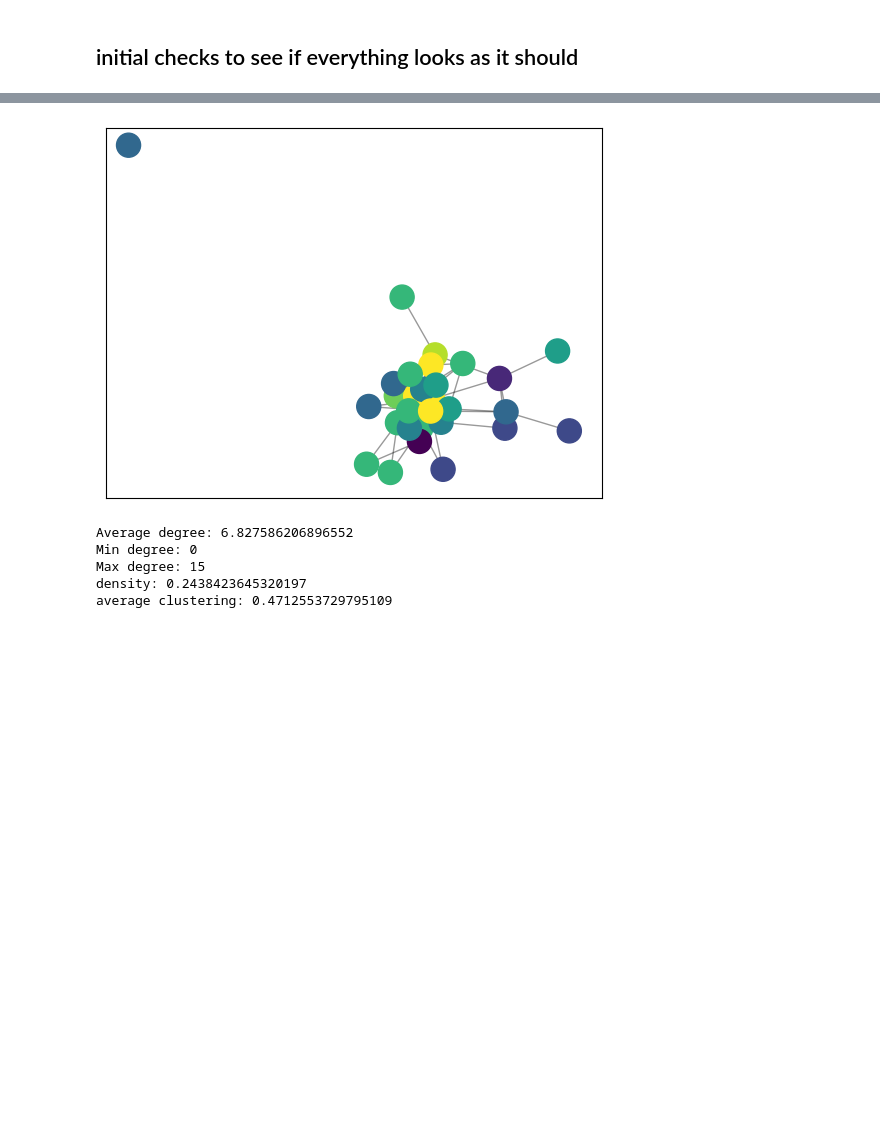
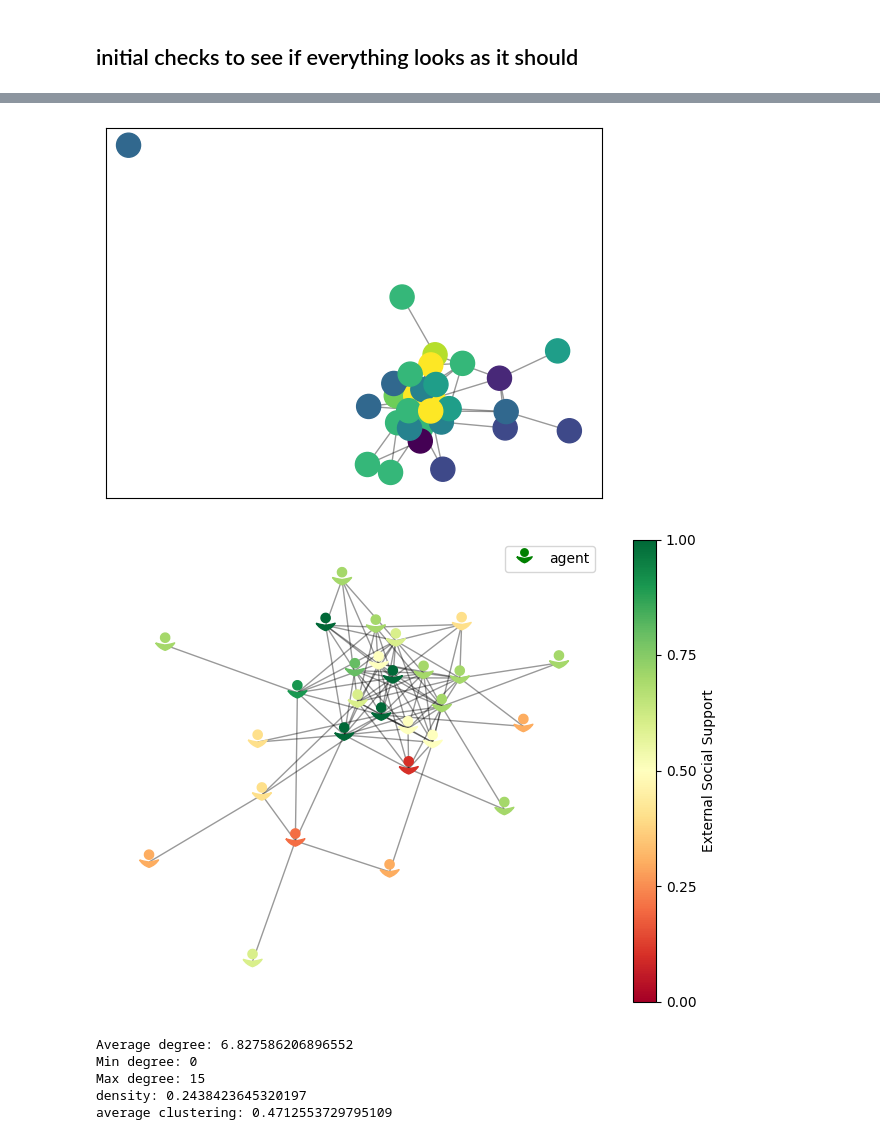
Before and after one commit to timo-damm/resilience_ABM, a Jupyter notebook: repression_ABM.ipynb, the cells around one changed output, grey strips where cells are left out. Drawn from its saved outputs; the diff is of its cells as text; code cells hidden in the pictures; blank space fills up the shorter version.

Commit message:
new social support update

```diff
--- a/repression_ABM.ipynb
+++ b/repression_ABM.ipynb
@@ -40,5 +41,91 @@ nodes = nx.draw_networkx_nodes(
 )
 
 nx.draw_networkx_edges(G, pos, alpha=0.4)
-# social support average and distribution
+
+# different
+from matplotlib.path import Path
+import numpy as np
+
+def person_marker():
+    # Circle-like head + rounded shoulders
+    theta = np.linspace(0, 2 * np.pi, 20)
+    head = np.column_stack([
+        0.0 + 0.22 * np.cos(theta),
+        0.35 + 0.22 * np.sin(theta)
+    ])
+
+    shoulders = np.array([
+        (-0.45, 0.10),
+        (-0.30, -0.15),
+        (0.00, -0.25),
+        (0.30, -0.15),
+        (0.45, 0.10),
+        (0.30, 0.05),
+        (0.00, 0.00),
+        (-0.30, 0.05),
+        (-0.45, 0.10),
+    ])
+
+    verts = np.vstack([head, shoulders])
+    codes = (
+        [Path.MOVETO] +
+        [Path.LINETO] * (len(head) - 1) +
+        [Path.MOVETO] +
+        [Path.CURVE3] * (len(shoulders) - 1)
+    )
+
+    return Path(verts, codes)
+
+norm = mcolors.Normalize(vmin=0.0, vmax=1.0)
+
+H = G.copy()
+H.remove_nodes_from(list(nx.isolates(H)))
+
+pos = nx.spring_layout(H, seed=42)
+
+norm = mcolors.Normalize(vmin=0.0, vmax=1.0)
+cmap = plt.cm.RdYlGn
+
+fig, ax = plt.subplots(figsize=(8, 6))
+
+# draw edges
+nx.draw_networkx_edges(H, pos, alpha=0.4, ax=ax)
+
+# prepare data for scatter
+xs = [pos[n][0] for n in H.nodes()]
+ys = [pos[n][1] for n in H.nodes()]
+colors = [soc_sup[n] for n in H.nodes()]
+
+sc = ax.scatter(
+    xs,
+    ys,
+    c=colors,
+    cmap=cmap,
+    norm=norm,
+    s=300,
+    marker=person_marker()
+)
+
+from matplotlib.lines import Line2D
+
+agent_handle = Line2D(
+    [], [],
+    marker=person_marker(),
+    linestyle="None",
+    markersize=14,
+    markerfacecolor="green",
+    markeredgecolor="green",
+    label="agent"
+)
+
+ax.legend(handles=[agent_handle], loc="upper right")
+
+# colorbar
+cbar = fig.colorbar(sc, ax=ax)
+cbar.set_label("External Social Support")
+cbar.set_ticks([0.0, 0.25, 0.5, 0.75, 1.0])
+
+ax.axis("off")
+plt.savefig('/home/dot/random_coding/modeling_article/ABM_network.png', dpi = 300)
+plt.show()
 # %% [output]
@@ -46,4 +132,5 @@ nx.draw_networkx_edges(G, pos, alpha=0.4)
 [figure]
+[figure, added]
 # %%
 # network statistics
 degrees = dict(G.degree())
```
Also changed, not shown: parts of 13 cells of this notebook.
